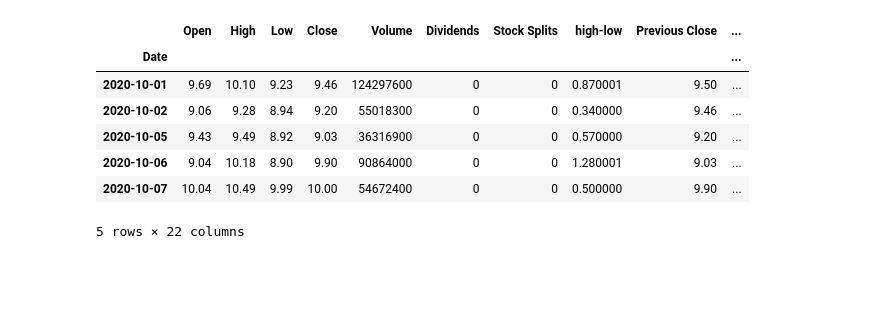
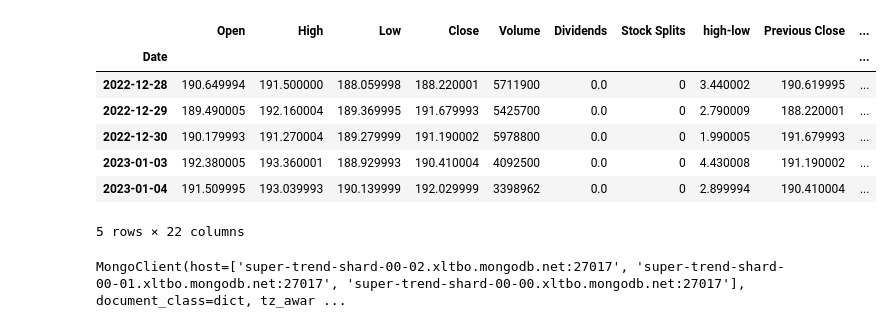
Before and after one commit to vaibhavbafna5/bollinger_bands, a Jupyter notebook: Untitled.ipynb, the cells around one changed output. Drawn from its saved outputs; the diff is of its cells as text; code cells hidden in the pictures; blank space fills up the shorter version.

```diff
--- a/Untitled.ipynb
+++ b/Untitled.ipynb
@@ -95,11 +3,16 @@ valid
-# %%
-super_trend_df.head(5)
-# %% [output]
-|  | Open | High | Low | Close | Volume | Dividends | Stock Splits | high-low | Previous Close | ... |
-| Date |  |  |  |  |  |  |  |  |  | ... |
-| 2020-10-01 | 9.69 | 10.10 | 9.23 | 9.46 | 124297600 | 0 | 0 | 0.870001 | 9.50 | ... |
-| 2020-10-02 | 9.06 | 9.28 | 8.94 | 9.20 | 55018300 | 0 | 0 | 0.340000 | 9.46 | ... |
-| 2020-10-05 | 9.43 | 9.49 | 8.92 | 9.03 | 36316900 | 0 | 0 | 0.570000 | 9.20 | ... |
-| 2020-10-06 | 9.04 | 10.18 | 8.90 | 9.90 | 90864000 | 0 | 0 | 1.280001 | 9.03 | ... |
-| 2020-10-07 | 10.04 | 10.49 | 9.99 | 10.00 | 54672400 | 0 | 0 | 0.500000 | 9.90 | ... |
-5 rows × 22 columns
+# %%
+JSON_PATH = '/root/projects/supertrend'
+
+vti_runner = SuperTrendRunner(ticker='VTI', json_path=JSON_PATH, multiplier=2.5, debug_mode=True, rolling_period=14, initial_amount=10000)
+res = vti_runner.generate_trade_signal()
+# %%
+res.tail(5)
+# %% [output]
+|  | Open | High | Low | Close | Volume | Dividends | Stock Splits | high-low | Previous Close | ... |
+| Date |  |  |  |  |  |  |  |  |  | ... |
+| 2022-12-28 | 190.649994 | 191.500000 | 188.059998 | 188.220001 | 5711900 | 0.0 | 0 | 3.440002 | 190.619995 | ... |
+| 2022-12-29 | 189.490005 | 192.160004 | 189.369995 | 191.679993 | 5425700 | 0.0 | 0 | 2.790009 | 188.220001 | ... |
+| 2022-12-30 | 190.179993 | 191.270004 | 189.279999 | 191.190002 | 5978800 | 0.0 | 0 | 1.990005 | 191.679993 | ... |
+| 2023-01-03 | 192.380005 | 193.360001 | 188.929993 | 190.410004 | 4092500 | 0.0 | 0 | 4.430008 | 191.190002 | ... |
+| 2023-01-04 | 191.509995 | 193.039993 | 190.139999 | 192.029999 | 3398962 | 0.0 | 0 | 2.899994 | 190.410004 | ... |
+5 rows × 22 columns
@@ -105,0 +31,4 @@ super_trend_df.head(5)
+# %%
+client
+# %% [output]
+MongoClient(host=['super-trend-shard-00-02.xltbo.mongodb.net:27017', 'super-trend-shard-00-01.xltbo.mongodb.net:27017', 'super-trend-shard-00-00.xltbo.mongodb.net:27017'], document_class=dict, tz_awar ...
```
Also changed, not shown: parts of 30 cells of this notebook, 3 other files.
